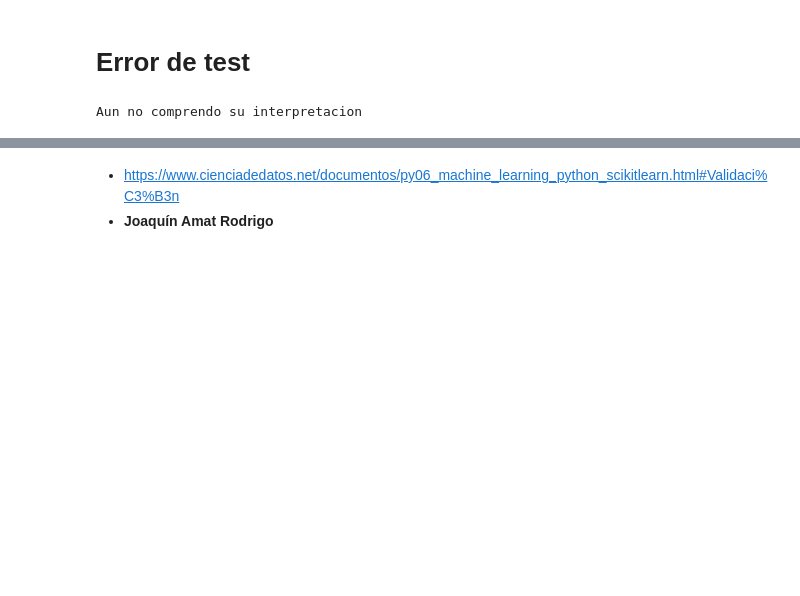
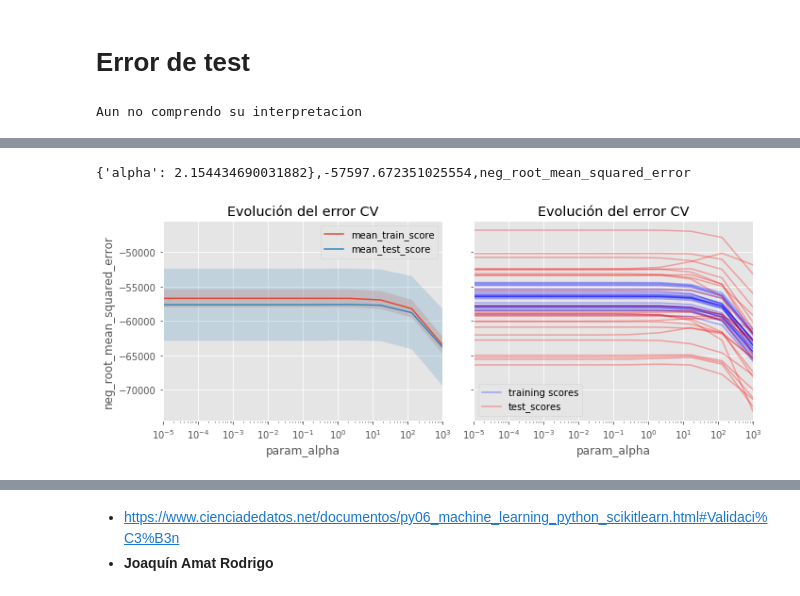
Before and after one commit to Kaiziferr/Data_Science_Workshops, a Jupyter notebook: Workshop_1/workshop data science.ipynb, the cells around one changed output, grey strips where cells are left out. Drawn from its saved outputs; the diff is of its cells as text; code cells hidden in the pictures; blank space fills up the shorter version.

Commit message:
Me falta teoria, para interpretar los resultados

```diff
--- a/Workshop_1/workshop data science.ipynb
+++ b/Workshop_1/workshop data science.ipynb
@@ -803,0 +824,5 @@ rmse
+# %%
+#Instancio el modelo
+modelo = Ridge()
+#Defino los hiperparametros que se exploraran
+param_grid = {'alpha':np.logspace(-5,3,10)}
@@ -803,0 +835,15 @@ rmse
+# %%
+grid = GridSearchCV(
+        estimator  = modelo,
+        param_grid = param_grid,
+        scoring    = 'neg_root_mean_squared_error',
+        cv         = RepeatedKFold(n_splits = 5, n_repeats = 5),
+        verbose    = 0,
+        return_train_score = True
+       )
+# %%
+_= grid.fit(X = X_train, y = y_train)
+# %%
+# Resultado del grid
+resultados = pd.DataFrame(grid.cv_results_)
+resultados.filter(regex = '(param.*|mean_t|std_t)').drop('params',axis=1).sort_values('mean_test_score', ascending = False)
@@ -803,0 +862,56 @@ rmse
+# %%
+# Mejores Hiperparametros
+
+print(colored(f"{grid.best_params_},{grid.best_score_},{grid.scoring}", attrs=['bold']))
+# %% [output]
+{'alpha': 2.154434690031882},-57597.672351025554,neg_root_mean_squared_error
+# %%
+fig, ax = plt.subplots(nrows = 1, ncols = 2, figsize = (10,4), sharey=True)
+
+resultados.plot('param_alpha','mean_train_score',ax=ax[0])
+resultados.plot('param_alpha','mean_test_score', ax=ax[0])
+ax[0].fill_between(resultados.param_alpha.astype(np.float),
+                resultados['mean_train_score'] + resultados['std_train_score'],
+                resultados['mean_train_score'] - resultados['std_train_score'],
+                alpha=0.2)
+
+ax[0].fill_between(resultados.param_alpha.astype(np.float),
+                resultados['mean_test_score'] + resultados['std_test_score'],
+                resultados['mean_test_score'] - resultados['std_test_score'],
+                alpha=0.2)
+
+ax[0].set_xscale('log')
+ax[0].set_title('Evolución del error CV')
+ax[0].set_ylabel('neg_root_mean_squared_error');
+
+
+n_splits = grid.n_splits_
+
+
+resultados.plot(
+    x     = 'param_alpha',
+    y     = [f'split{i}_train_score' for i in range(n_splits)],
+    alpha = 0.3,
+    c     = 'blue',
+    ax    = ax[1]
+)
+
+resultados.plot(
+    x     = 'param_alpha',
+    y     = [f'split{i}_test_score' for i in range(n_splits)],
+    alpha = 0.3,
+    c     = 'red',
+    ax    = ax[1]
+)
+
+ax[1].legend(
+    (ax[1].get_children()[0], ax[1].get_children()[n_splits]),
+    ('training scores', 'test_scores')
+)
+ax[1].set_xscale('log')
+ax[1].set_title('Evolución del error CV')
+ax[1].set_ylabel('neg_root_mean_squared_error');
+
+fig.tight_layout()
+# %% [output]
+[figure, added]
```
Also changed, not shown: parts of 20 cells of this notebook.
